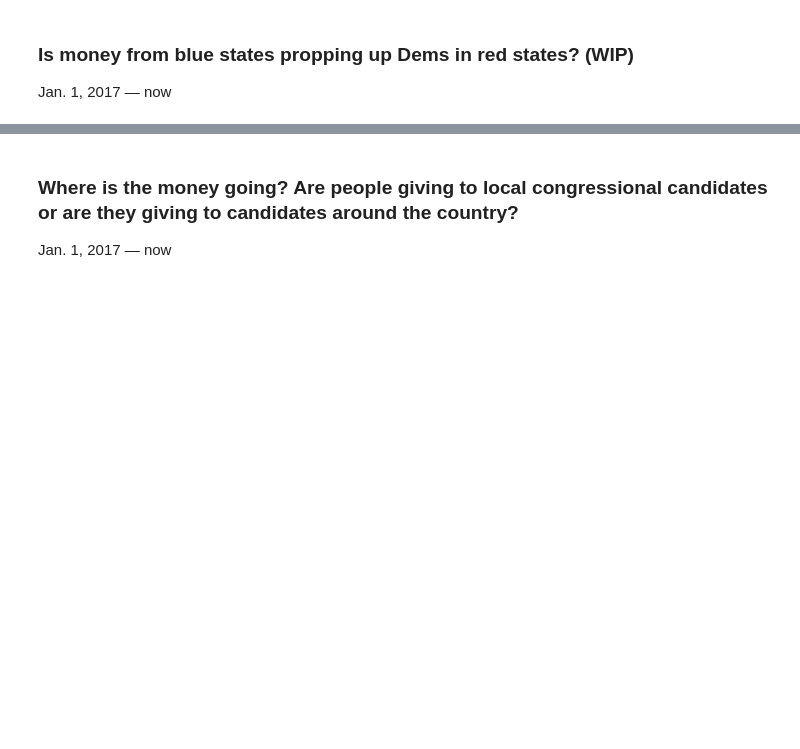
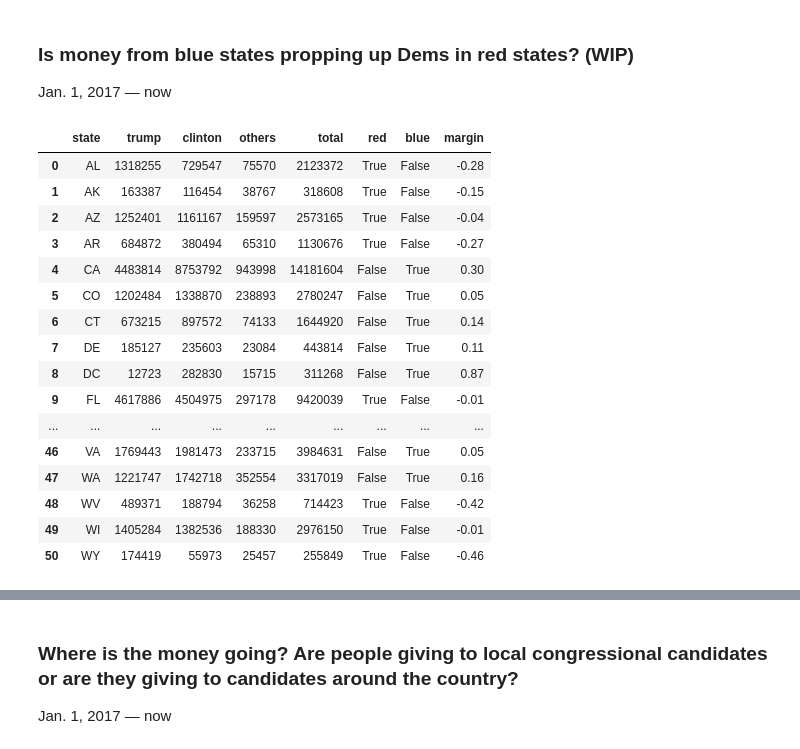
Before and after one commit to PublicI/actblue-analysis, a Jupyter notebook: analysis.ipynb, the cells around one changed output, grey strips where cells are left out. Cells and saved outputs as stored; diff of their text form; code cells hidden in the pictures; blank space fills up the shorter version.

```diff
--- a/analysis.ipynb
+++ b/analysis.ipynb
@@ -930,3 +930,28 @@ actblue_recipient_states.sort_values(by=['sum'], ascending=False)
 # %% [markdown]
 ### Is money from blue states propping up Dems in red states? (WIP)
 Jan. 1, 2017 — now
+# %%
+pres_votes = pd.read_csv('data/presvotes.csv')
+
+pres_votes['red'] = pres_votes['clinton'] < pres_votes['trump']
+pres_votes['blue'] = pres_votes['clinton'] > pres_votes['trump']
+
+pres_votes
+# %% [output]
+|  | state | trump | clinton | others | total | red | blue | margin |
+| 0 | AL | 1318255 | 729547 | 75570 | 2123372 | True | False | -0.28 |
+| 1 | AK | 163387 | 116454 | 38767 | 318608 | True | False | -0.15 |
+| 2 | AZ | 1252401 | 1161167 | 159597 | 2573165 | True | False | -0.04 |
+| 3 | AR | 684872 | 380494 | 65310 | 1130676 | True | False | -0.27 |
+| 4 | CA | 4483814 | 8753792 | 943998 | 14181604 | False | True | 0.30 |
+| 5 | CO | 1202484 | 1338870 | 238893 | 2780247 | False | True | 0.05 |
+| 6 | CT | 673215 | 897572 | 74133 | 1644920 | False | True | 0.14 |
+| 7 | DE | 185127 | 235603 | 23084 | 443814 | False | True | 0.11 |
+| 8 | DC | 12723 | 282830 | 15715 | 311268 | False | True | 0.87 |
+| 9 | FL | 4617886 | 4504975 | 297178 | 9420039 | True | False | -0.01 |
+| ... | ... | ... | ... | ... | ... | ... | ... | ... |
+| 46 | VA | 1769443 | 1981473 | 233715 | 3984631 | False | True | 0.05 |
+| 47 | WA | 1221747 | 1742718 | 352554 | 3317019 | False | True | 0.16 |
+| 48 | WV | 489371 | 188794 | 36258 | 714423 | True | False | -0.42 |
+| 49 | WI | 1405284 | 1382536 | 188330 | 2976150 | True | False | -0.01 |
+| 50 | WY | 174419 | 55973 | 25457 | 255849 | True | False | -0.46 |
```
Also changed, not shown: parts of 5 cells of this notebook, 3 other files.
